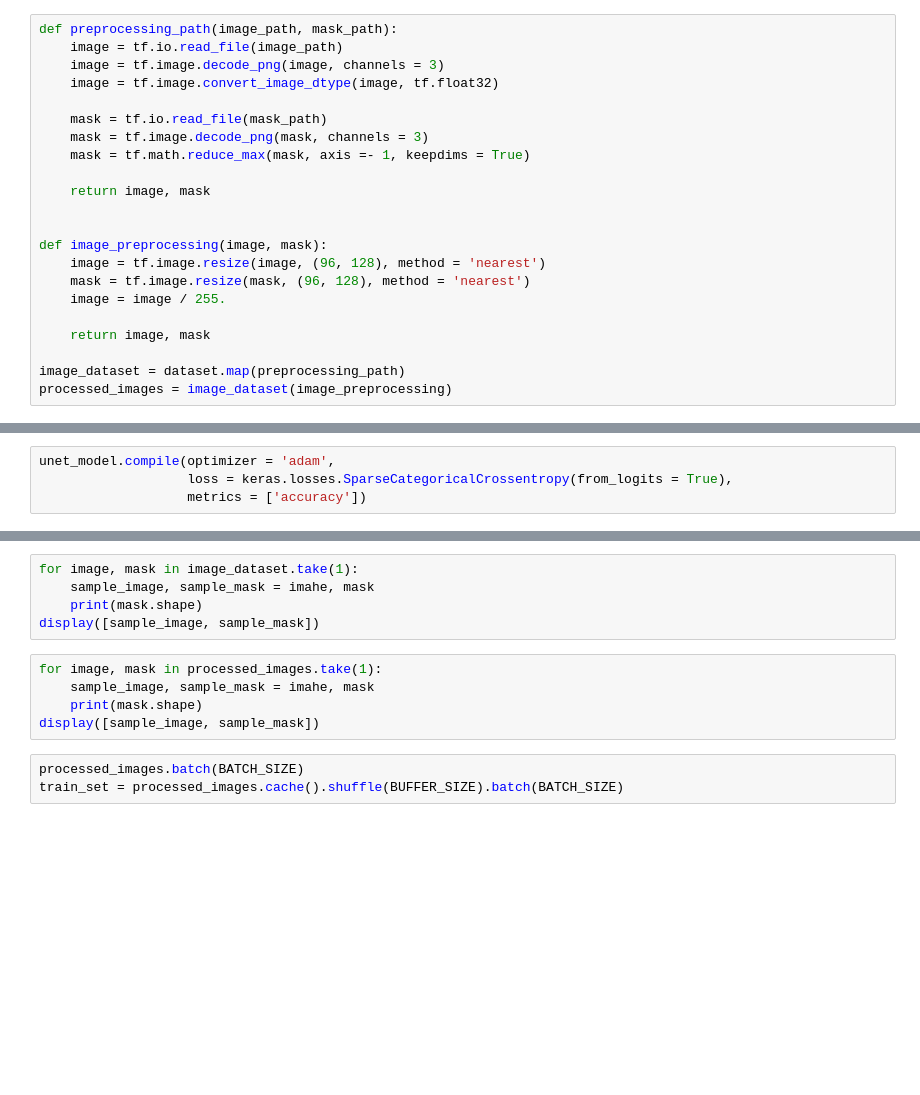
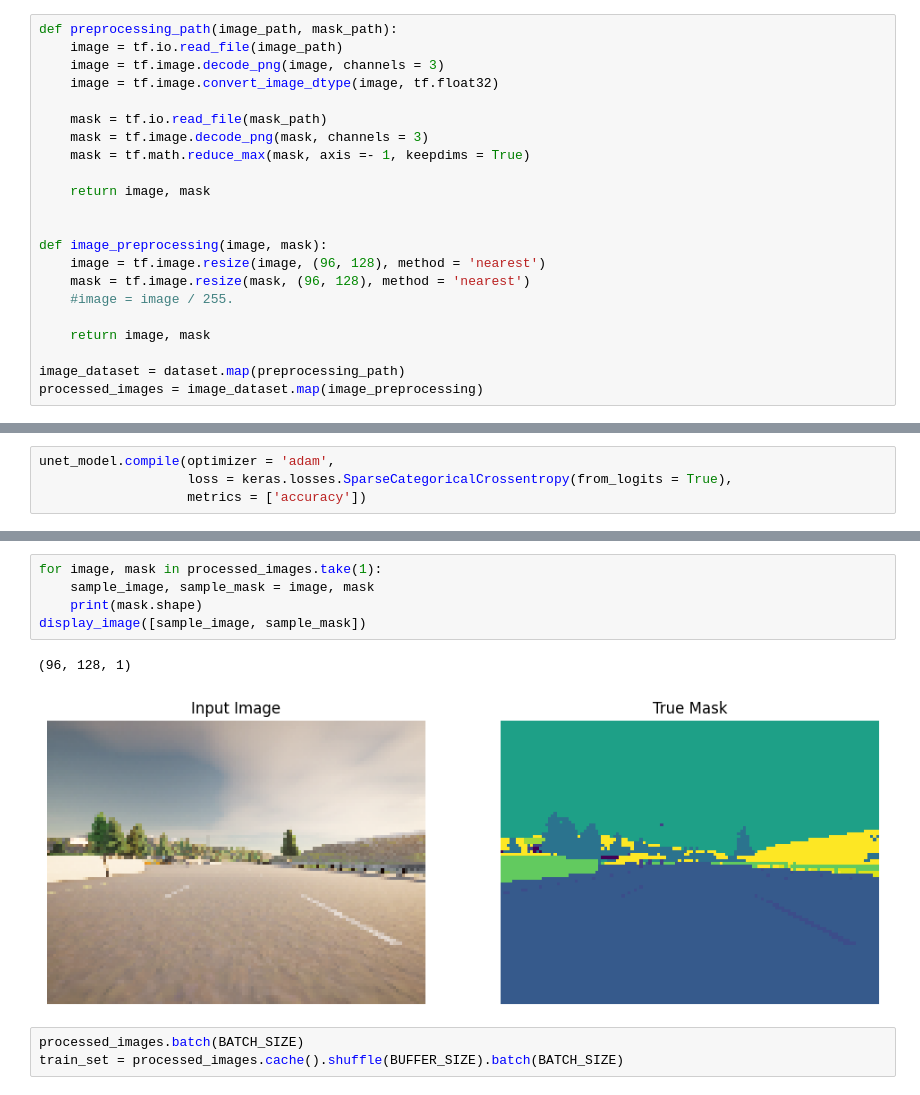
Before and after one commit to Bryteog/Image-Segmentation-with-Unet, a Jupyter notebook: model/main.ipynb, the cells around one changed output, grey strips where cells are left out. Cells and saved outputs as stored; diff of their text form; blank space fills up the shorter version.

```diff
--- a/model/main.ipynb
+++ b/model/main.ipynb
@@ -45,12 +63,12 @@ def preprocessing_path(image_path, mask_path):
 def image_preprocessing(image, mask):
     image = tf.image.resize(image, (96, 128), method = 'nearest')
     mask = tf.image.resize(mask, (96, 128), method = 'nearest')
-    image = image / 255.
+    #image = image / 255.
 
     return image, mask
 
 image_dataset = dataset.map(preprocessing_path)
-processed_images = image_dataset(image_preprocessing)
+processed_images = image_dataset.map(image_preprocessing)
 # %%
 # Unet Model
 
@@ -158,13 +225,11 @@ def display_image(display_list):
 # %%
-for image, mask in image_dataset.take(1):
-    sample_image, sample_mask = imahe, mask
+for image, mask in processed_images.take(1):
+    sample_image, sample_mask = image, mask
     print(mask.shape)
-display([sample_image, sample_mask])
+display_image([sample_image, sample_mask])
+# %% [output]
+(96, 128, 1)
+[figure, added]
-# %%
-for image, mask in processed_images.take(1):
-    sample_image, sample_mask = imahe, mask
-    print(mask.shape)
-display([sample_image, sample_mask])
 # %%
 processed_images.batch(BATCH_SIZE)
 train_set = processed_images.cache().shuffle(BUFFER_SIZE).batch(BATCH_SIZE)
```
Also changed, not shown: parts of 18 cells of this notebook.
